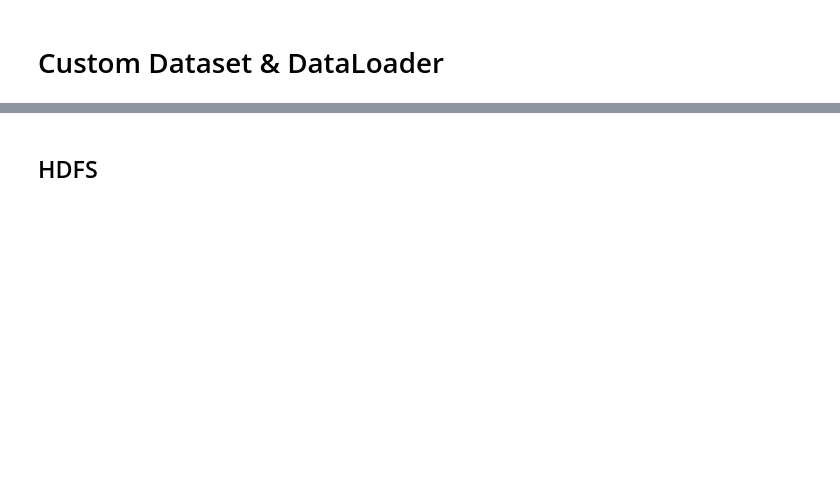
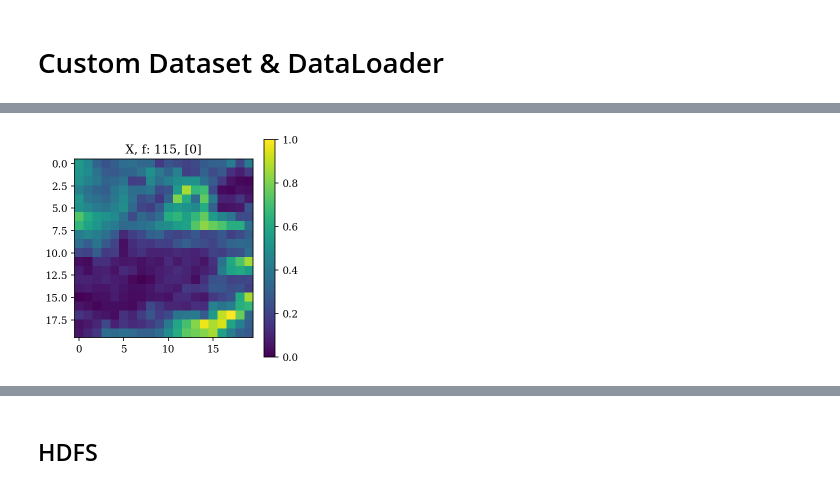
Before and after one commit to stockeh/goes-clustering-study, a Jupyter notebook: kmeans-autoencoder/notebooks/data-analysis.ipynb, the cells around one changed output, grey strips where cells are left out. Saved outputs shown, nothing was run; the diff lists cells and outputs as text; code cells hidden in the pictures; blank space fills up the shorter version.

```diff
--- a/kmeans-autoencoder/notebooks/data-analysis.ipynb
+++ b/kmeans-autoencoder/notebooks/data-analysis.ipynb
@@ -132,4 +132,12 @@ def save_1(X, filename, title):
     ax.set_title(title)
     fig.colorbar(im)
     plt.show()
+# %%
+n = 115
+ch = 0
+o_filename = 'somewhere'
+X = train_loader.dataset[n][0][ch:ch+1,...]
+save_1(X, o_filename, f'X, f: {n}, [{ch}]')
+# %% [output]
+[figure, added]
 # %%
```
Also changed, not shown: parts of 20 cells of this notebook, 23 other files.
